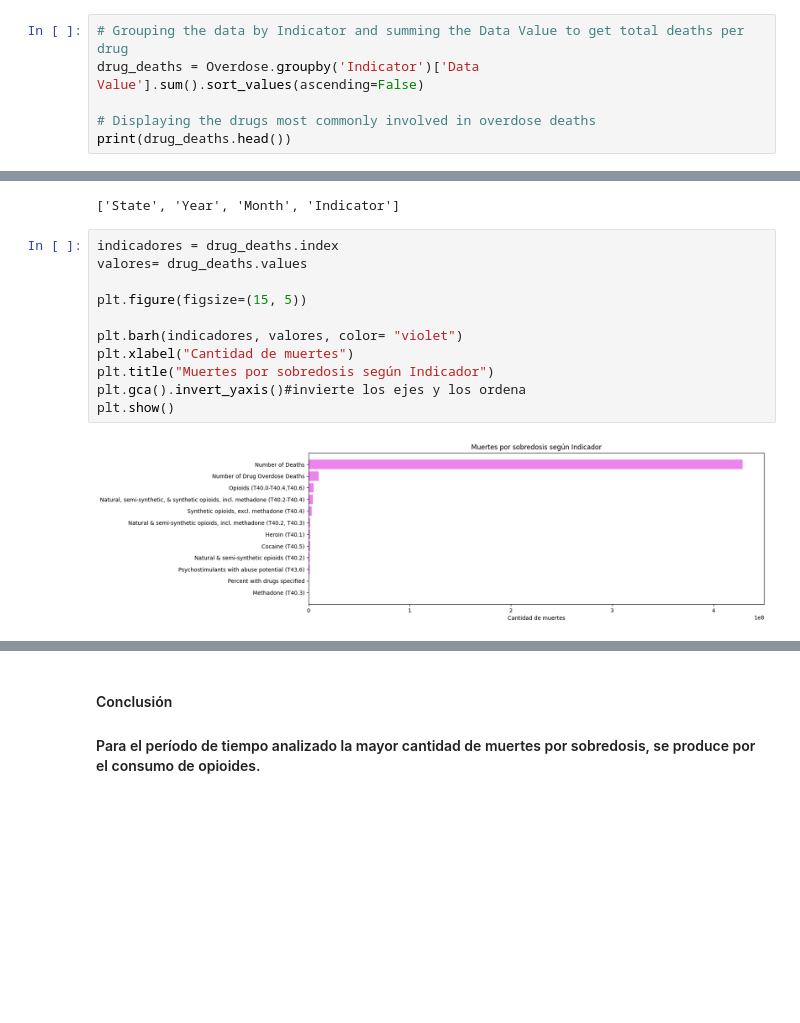
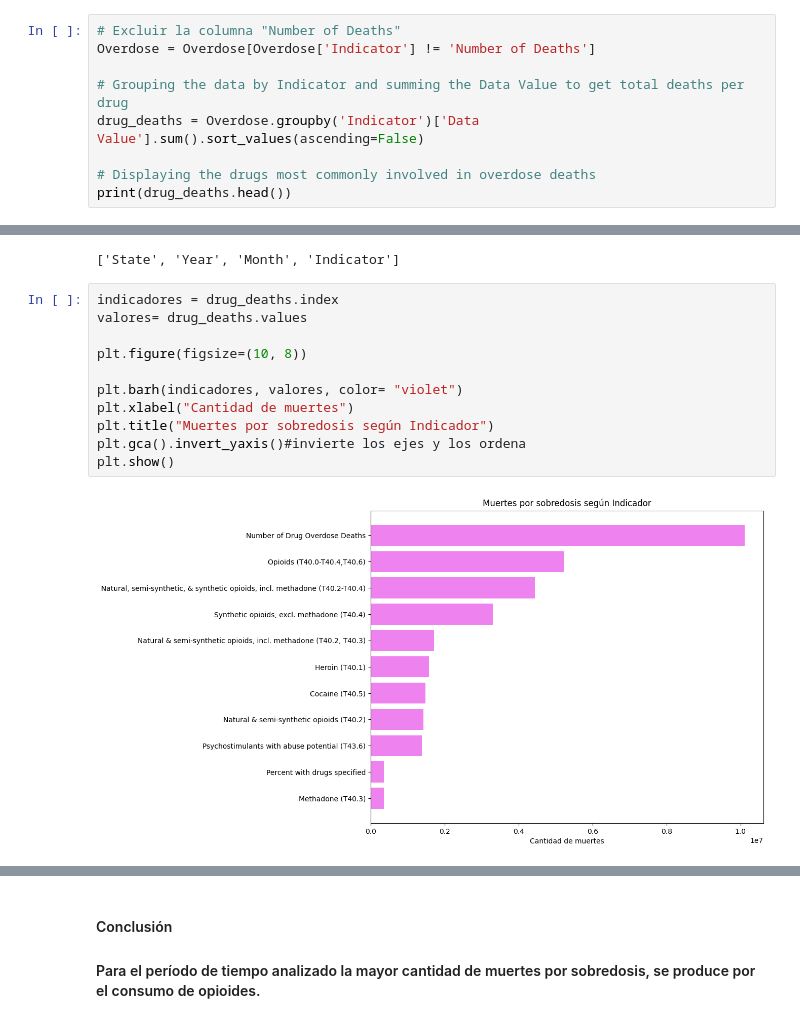
Before and after one commit to No-Country/c16-92-ft-data-bi, a Jupyter notebook: EDA.ipynb, the cells around one changed output, grey strips where cells are left out. Saved outputs shown, nothing was run; the diff lists cells and outputs as text; blank space fills up the shorter version.

```diff
--- a/EDA.ipynb
+++ b/EDA.ipynb
@@ -81,6 +81,9 @@ Footnote Symbol                      0
 Predicted Value                  21054
 dtype: int64
 # %%
+# Excluir la columna "Number of Deaths"
+Overdose = Overdose[Overdose['Indicator'] != 'Number of Deaths']
+
 # Grouping the data by Indicator and summing the Data Value to get total deaths per drug
 drug_deaths = Overdose.groupby('Indicator')['Data Value'].sum().sort_values(ascending=False)
 
@@ -105,16 +108,16 @@ v_categoricas
 # %%
 indicadores = drug_deaths.index
 valores= drug_deaths.values
 
-plt.figure(figsize=(15, 5))
+plt.figure(figsize=(10, 8))
 
 plt.barh(indicadores, valores, color= "violet")
 plt.xlabel("Cantidad de muertes")
 plt.title("Muertes por sobredosis según Indicador")
 plt.gca().invert_yaxis()#invierte los ejes y los ordena
 plt.show()
 # %% [output]
-[figure, old version]
+[figure, new version]
 # %%
 
 # Agrupar los datos por año y por indicador, y sumar los valores de cada indicador
```
Also changed, not shown: parts of 2 cells of this notebook, 2 other files.
